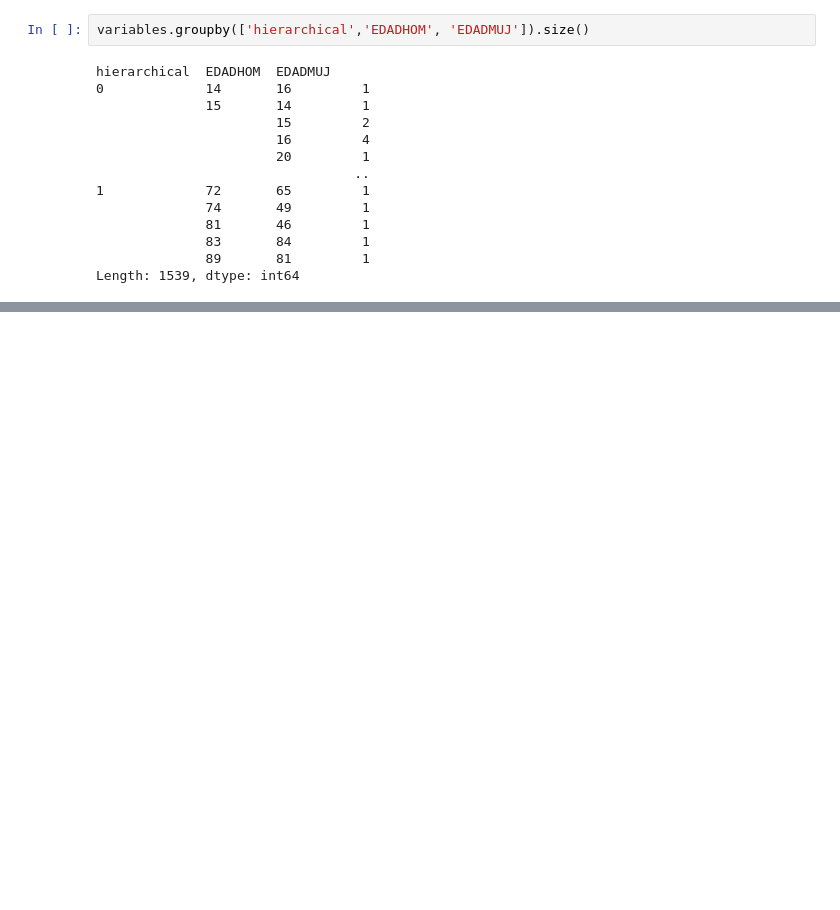
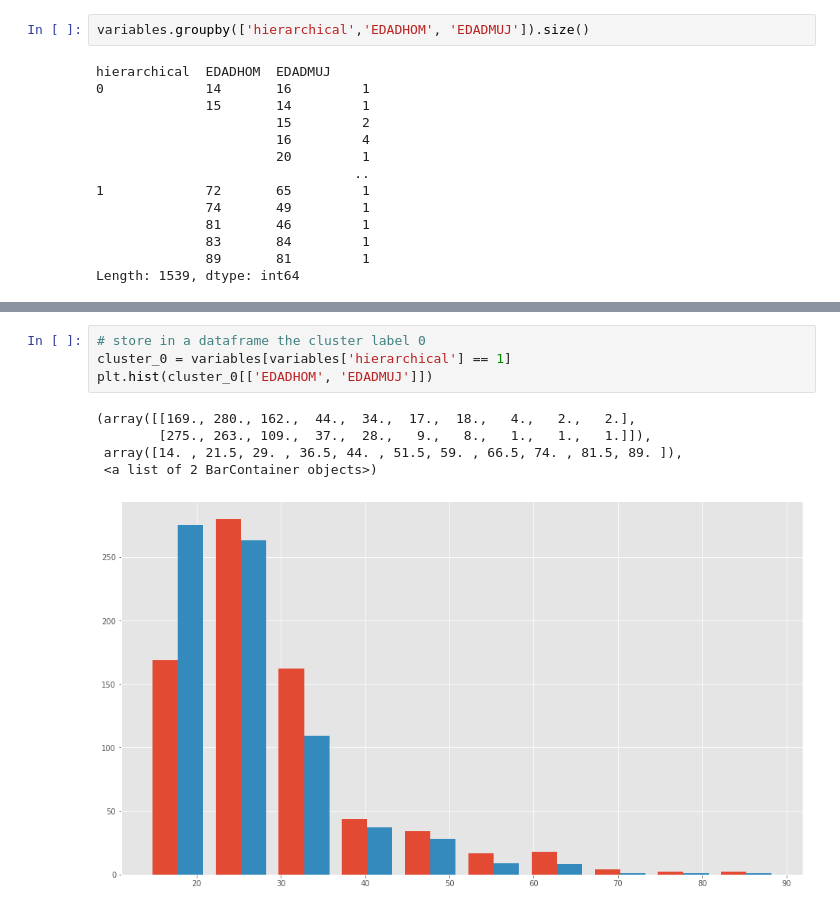
Before and after one commit to JJHH06/DMP1MarriageClustering, a Jupyter notebook: Proyecto1.ipynb, the cells around one changed output, grey strips where cells are left out. Saved outputs shown, nothing was run; the diff lists cells and outputs as text; blank space fills up the shorter version.

Commit message:
Analisis clustering parte 2

```diff
--- a/Proyecto1.ipynb
+++ b/Proyecto1.ipynb
@@ -1139,0 +1161,10 @@ Length: 1539, dtype: int64
+# %%
+# store in a dataframe the cluster label 0
+cluster_0 = variables[variables['hierarchical'] == 1]
+plt.hist(cluster_0[['EDADHOM', 'EDADMUJ']])
+# %% [output]
+(array([[169., 280., 162.,  44.,  34.,  17.,  18.,   4.,   2.,   2.],
+        [275., 263., 109.,  37.,  28.,   9.,   8.,   1.,   1.,   1.]]),
+ array([14. , 21.5, 29. , 36.5, 44. , 51.5, 59. , 66.5, 74. , 81.5, 89. ]),
+ <a list of 2 BarContainer objects>)
+[figure, added]
```
Also changed, not shown: parts of 3 cells of this notebook.
